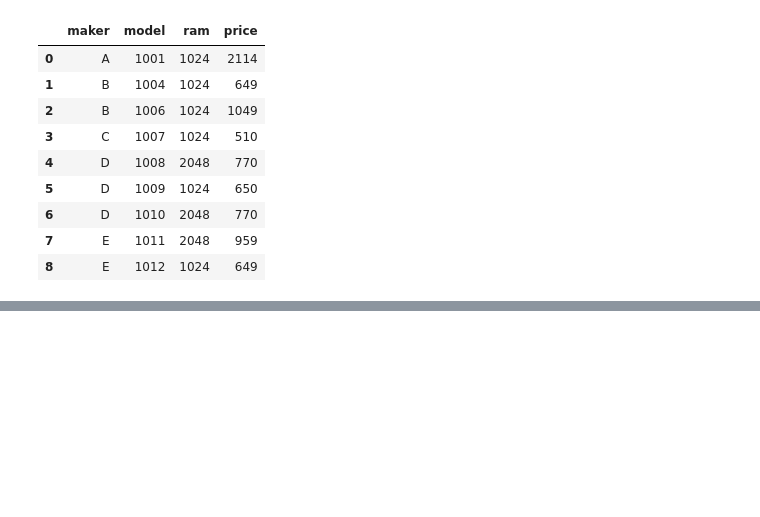
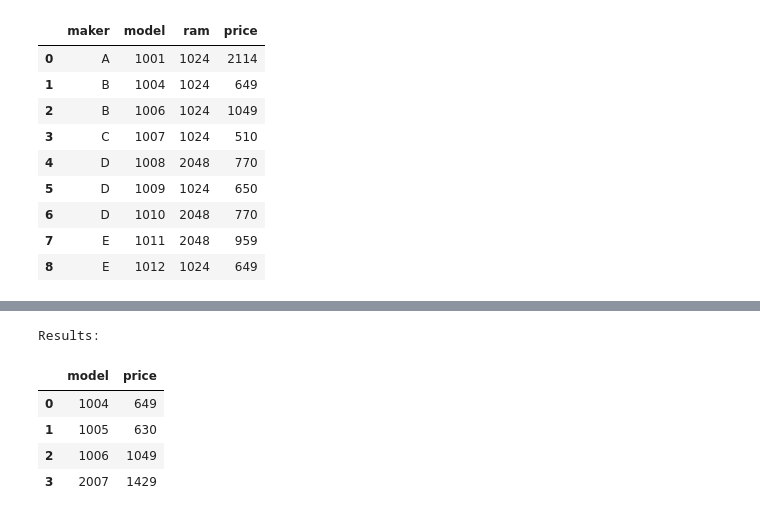
Before and after one commit to pradeepti239/DB_withNeon, a Jupyter notebook: c226f25_DBwithNEONandColab.ipynb, the cells around one changed output, grey strips where cells are left out. Cells and saved outputs as stored; diff of their text form; code cells hidden in the pictures; blank space fills up the shorter version.

```diff
--- a/c226f25_DBwithNEONandColab.ipynb
+++ b/c226f25_DBwithNEONandColab.ipynb
@@ -102,0 +124,39 @@ Results:
+# %%
+# Example 6: Display the model number and price of all products made by maker B.
+with engine.connect() as conn:
+    counts_sql = """
+    with product_laptop as(
+    SELECT p.maker, p.model, l.price
+    FROM product p JOIN laptop l on p.model = l.model
+    WHERE p.maker = 'B'
+    ),
+    product_pc as(
+    SELECT p.maker, p.model, pc.price
+    FROM product p JOIN pc on p.model = pc.model
+    WHERE p.maker = 'B'
+    ),
+    product_printer as(
+    SELECT p.maker, p.model, pr.price
+    FROM product p JOIN printer pr on p.model = pr.model
+    WHERE p.maker = 'B'
+    )
+    SELECT model, price FROM product_laptop
+    UNION ALL
+    SELECT model, price FROM product_pc
+    UNION ALL
+    SELECT model, price FROM product_printer
+    ORDER BY model;
+
+    """
+    result = pd.read_sql_query(text(counts_sql), conn)
+
+# Display results
+print("Results:")
+display(result)
+# %% [output]
+Results:
+|  | model | price |
+| 0 | 1004 | 649 |
+| 1 | 1005 | 630 |
+| 2 | 1006 | 1049 |
+| 3 | 2007 | 1429 |
```
Also changed, not shown: parts of 1 cell of this notebook.
